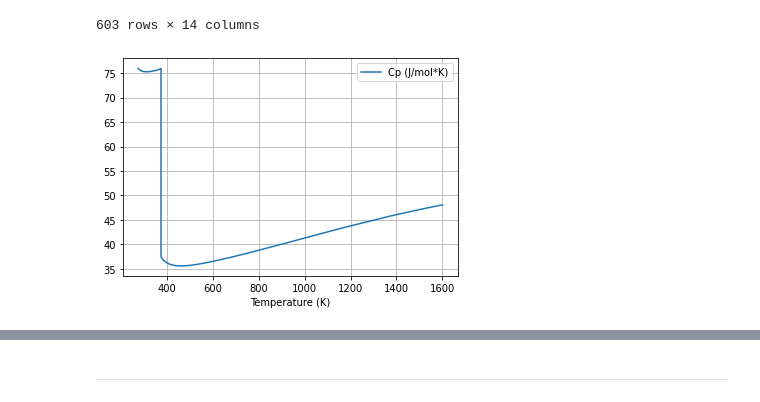
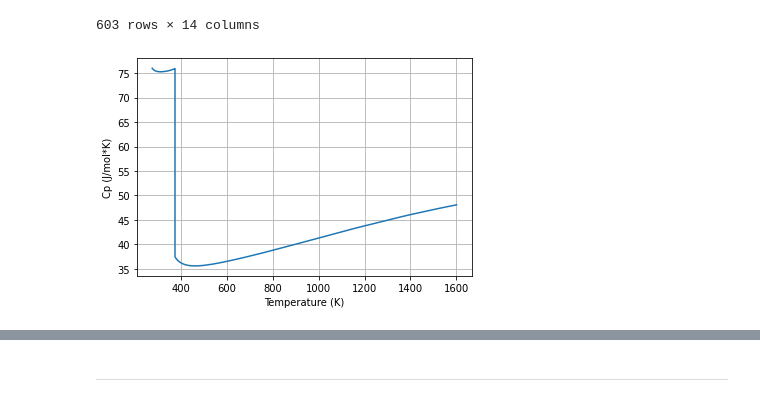
Before and after one commit to viyuetuki/Termodinamica_Avancada, a Jupyter notebook: Desafio 4.ipynb, the cells around one changed output, grey strips where cells are left out. Saved outputs shown, nothing was run; the diff lists cells and outputs as text; code cells hidden in the pictures.

```diff
--- a/Desafio 4.ipynb
+++ b/Desafio 4.ipynb
@@ -281,8 +295,11 @@ ISOBARIC DATA
 | 602 | 1601.20 | 0.1 | 0.007511 | 133.130000 | 85.553000 | ... |
 603 rows × 14 columns
 # %%
-df_isobaric_data.plot(x = "Temperature (K)", y = "Cp (J/mol*K)")
+# plotando um gráfico
+plt.plot(df_isobaric_data["Temperature (K)"], df_isobaric_data["Cp (J/mol*K)"])
+plt.xlabel("Temperature (K)")
+plt.ylabel("Cp (J/mol*K)")
 plt.grid()
 plt.show()
 # %% [output]
-[figure, old version]
+[figure, new version]
```
Also changed, not shown: parts of 15 cells of this notebook, 2 other files.
